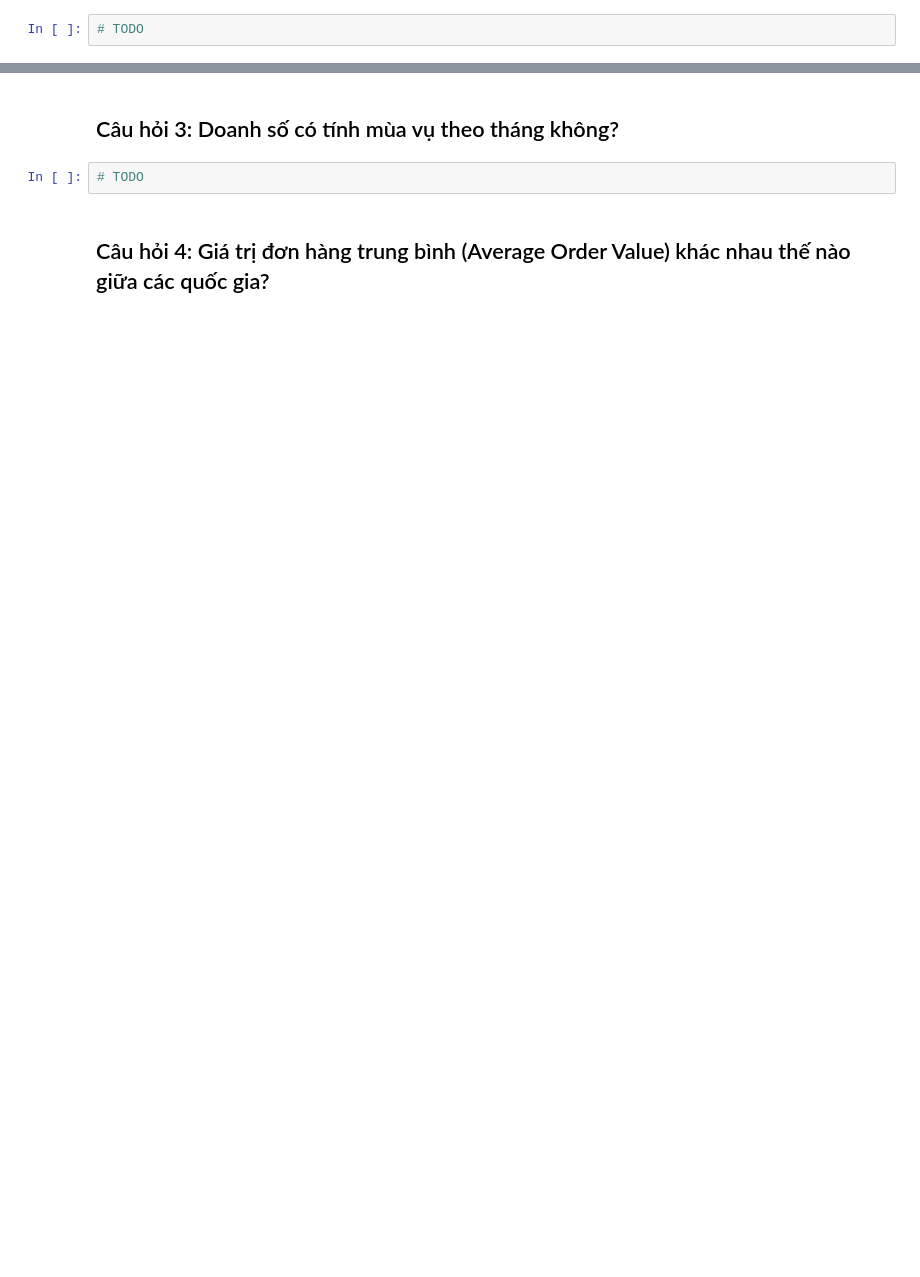
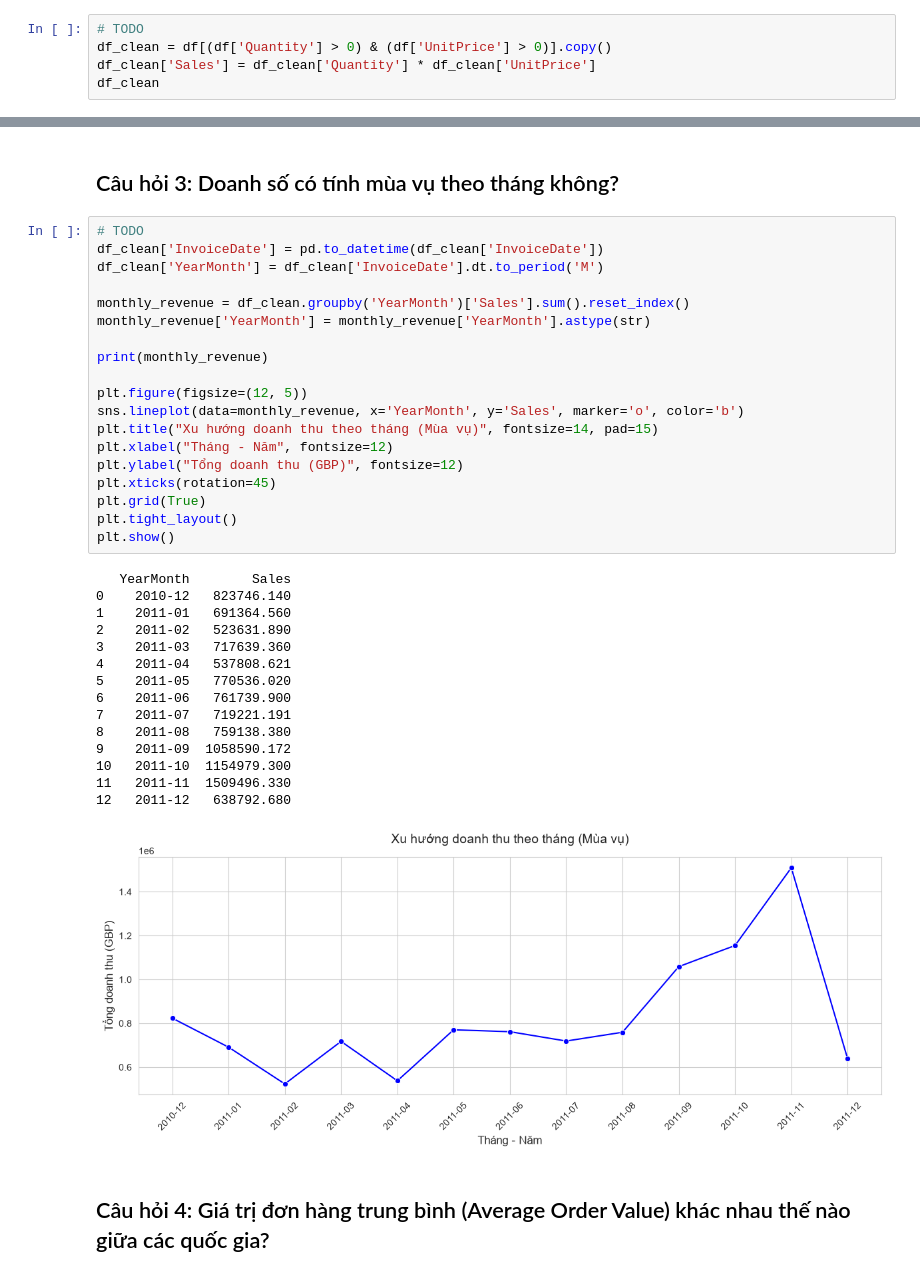
Before and after one commit to LeThanhDat111/24663071_LeThanhDat_Cystone, a Jupyter notebook: Session03/02_OnlineRetail.ipynb, the cells around one changed output, grey strips where cells are left out. Drawn from its saved outputs; the diff is of its cells as text; blank space fills up the shorter version.

```diff
--- a/Session03/02_OnlineRetail.ipynb
+++ b/Session03/02_OnlineRetail.ipynb
@@ -43,3 +81,6 @@ Loaded from: https://raw.githubusercontent.com/databricks/Spark-The-Definitive-G
 Làm sạch dữ liệu (loại Quantity<=0, UnitPrice<=0), tạo cột `Sales` = Quantity * UnitPrice.
 # %%
 # TODO
+df_clean = df[(df['Quantity'] > 0) & (df['UnitPrice'] > 0)].copy()
+df_clean['Sales'] = df_clean['Quantity'] * df_clean['UnitPrice']
+df_clean
@@ -72,6 +255,39 @@ Làm sạch dữ liệu (loại Quantity<=0, UnitPrice<=0), tạo cột `Sales`
 ## Câu hỏi 3: Doanh số có tính mùa vụ theo tháng không?
 # %%
 # TODO
+df_clean['InvoiceDate'] = pd.to_datetime(df_clean['InvoiceDate'])
+df_clean['YearMonth'] = df_clean['InvoiceDate'].dt.to_period('M')
+
+monthly_revenue = df_clean.groupby('YearMonth')['Sales'].sum().reset_index()
+monthly_revenue['YearMonth'] = monthly_revenue['YearMonth'].astype(str)
+
+print(monthly_revenue)
+
+plt.figure(figsize=(12, 5))
+sns.lineplot(data=monthly_revenue, x='YearMonth', y='Sales', marker='o', color='b')
+plt.title("Xu hướng doanh thu theo tháng (Mùa vụ)", fontsize=14, pad=15)
+plt.xlabel("Tháng - Năm", fontsize=12)
+plt.ylabel("Tổng doanh thu (GBP)", fontsize=12)
+plt.xticks(rotation=45)
+plt.grid(True)
+plt.tight_layout()
+plt.show()
+# %% [output]
+   YearMonth        Sales
+0    2010-12   823746.140
+1    2011-01   691364.560
+2    2011-02   523631.890
+3    2011-03   717639.360
+4    2011-04   537808.621
+5    2011-05   770536.020
+6    2011-06   761739.900
+7    2011-07   719221.191
+8    2011-08   759138.380
+9    2011-09  1058590.172
+10   2011-10  1154979.300
+11   2011-11  1509496.330
+12   2011-12   638792.680
+[figure, added]
 # %% [markdown]
 ## Câu hỏi 4: Giá trị đơn hàng trung bình (Average Order Value) khác nhau thế nào giữa các quốc gia?
 # %%
```
Also changed, not shown: parts of 12 cells of this notebook, 1 other file.
